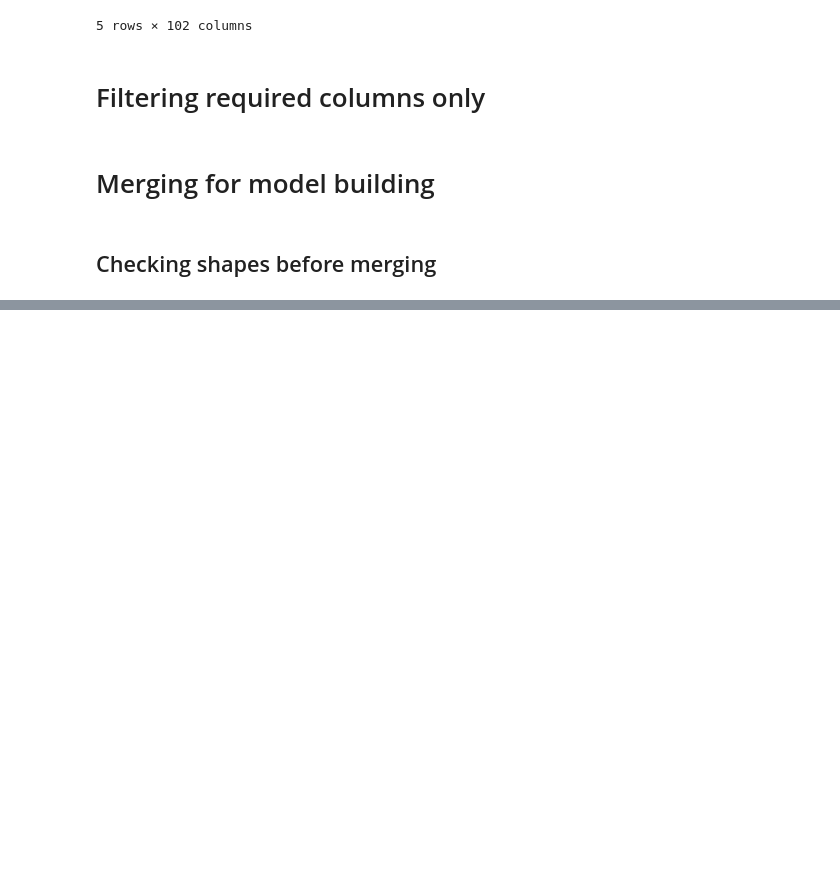
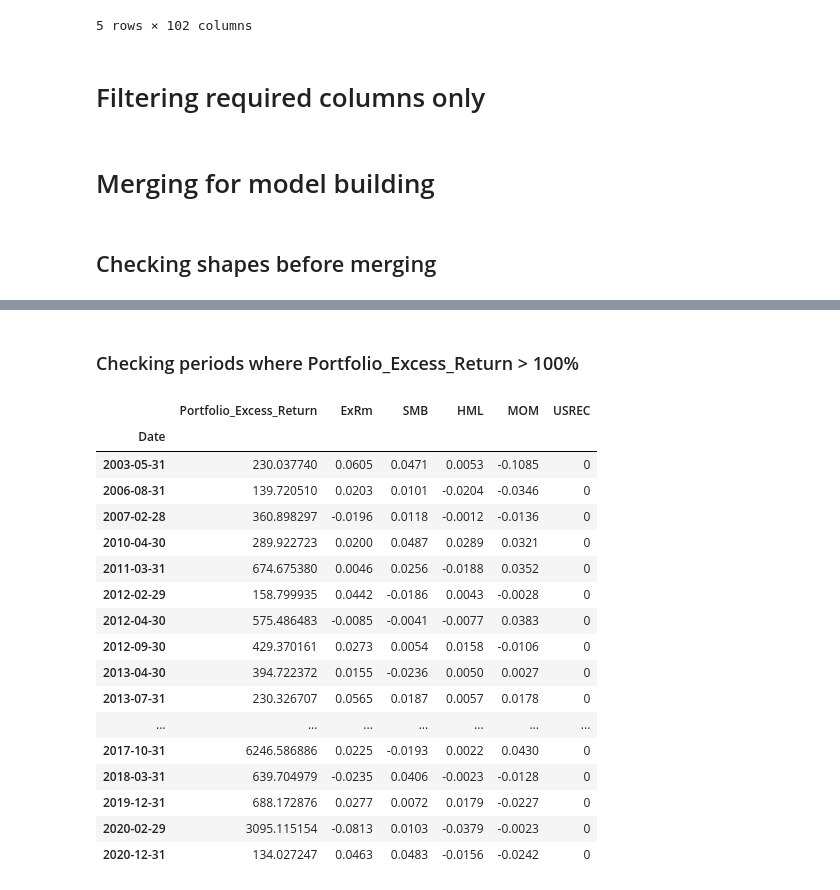
Before and after one commit to statistactics/sin-stocks, a Jupyter notebook: MODEL_BUILDING.ipynb, the cells around one changed output, grey strips where cells are left out. Drawn from its saved outputs; the diff is of its cells as text; code cells hidden in the pictures; blank space fills up the shorter version.

```diff
--- a/MODEL_BUILDING.ipynb
+++ b/MODEL_BUILDING.ipynb
@@ -71,0 +125,23 @@ pd.concat([sin_portfolio_df, other_factors_df], axis = 1, join = "inner")
+# %% [markdown]
+### Checking periods where Portfolio_Excess_Return > 100%
+# %%
+model_df[model_df["Portfolio_Excess_Return"] > 100]
+# %% [output]
+|  | Portfolio_Excess_Return | ExRm | SMB | HML | MOM | USREC |
+| Date |  |  |  |  |  |  |
+| 2003-05-31 | 230.037740 | 0.0605 | 0.0471 | 0.0053 | -0.1085 | 0 |
+| 2006-08-31 | 139.720510 | 0.0203 | 0.0101 | -0.0204 | -0.0346 | 0 |
+| 2007-02-28 | 360.898297 | -0.0196 | 0.0118 | -0.0012 | -0.0136 | 0 |
+| 2010-04-30 | 289.922723 | 0.0200 | 0.0487 | 0.0289 | 0.0321 | 0 |
+| 2011-03-31 | 674.675380 | 0.0046 | 0.0256 | -0.0188 | 0.0352 | 0 |
+| 2012-02-29 | 158.799935 | 0.0442 | -0.0186 | 0.0043 | -0.0028 | 0 |
+| 2012-04-30 | 575.486483 | -0.0085 | -0.0041 | -0.0077 | 0.0383 | 0 |
+| 2012-09-30 | 429.370161 | 0.0273 | 0.0054 | 0.0158 | -0.0106 | 0 |
+| 2013-04-30 | 394.722372 | 0.0155 | -0.0236 | 0.0050 | 0.0027 | 0 |
+| 2013-07-31 | 230.326707 | 0.0565 | 0.0187 | 0.0057 | 0.0178 | 0 |
+| ... | ... | ... | ... | ... | ... | ... |
+| 2017-10-31 | 6246.586886 | 0.0225 | -0.0193 | 0.0022 | 0.0430 | 0 |
+| 2018-03-31 | 639.704979 | -0.0235 | 0.0406 | -0.0023 | -0.0128 | 0 |
+| 2019-12-31 | 688.172876 | 0.0277 | 0.0072 | 0.0179 | -0.0227 | 0 |
+| 2020-02-29 | 3095.115154 | -0.0813 | 0.0103 | -0.0379 | -0.0023 | 0 |
+| 2020-12-31 | 134.027247 | 0.0463 | 0.0483 | -0.0156 | -0.0242 | 0 |
```
Also changed, not shown: parts of 23 cells of this notebook.
